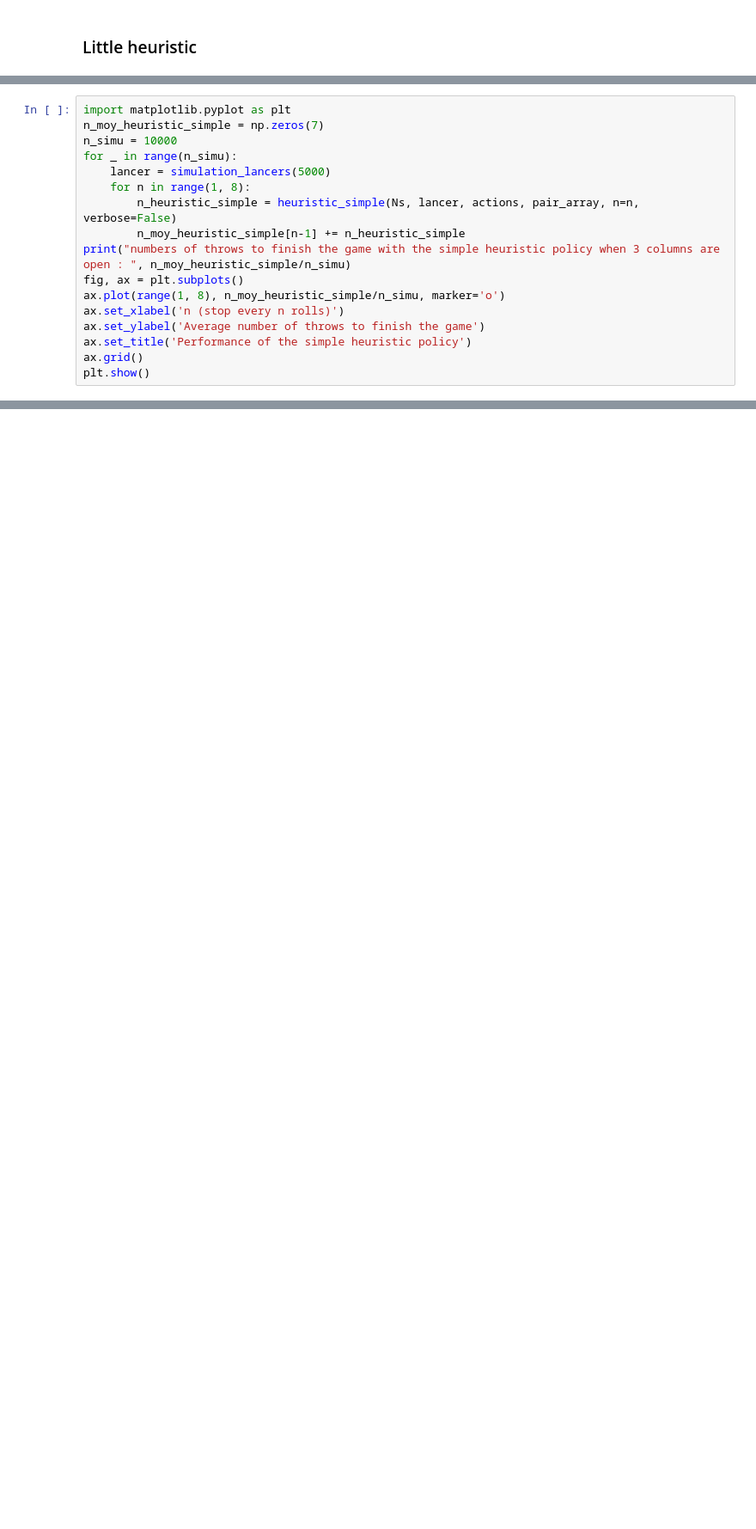
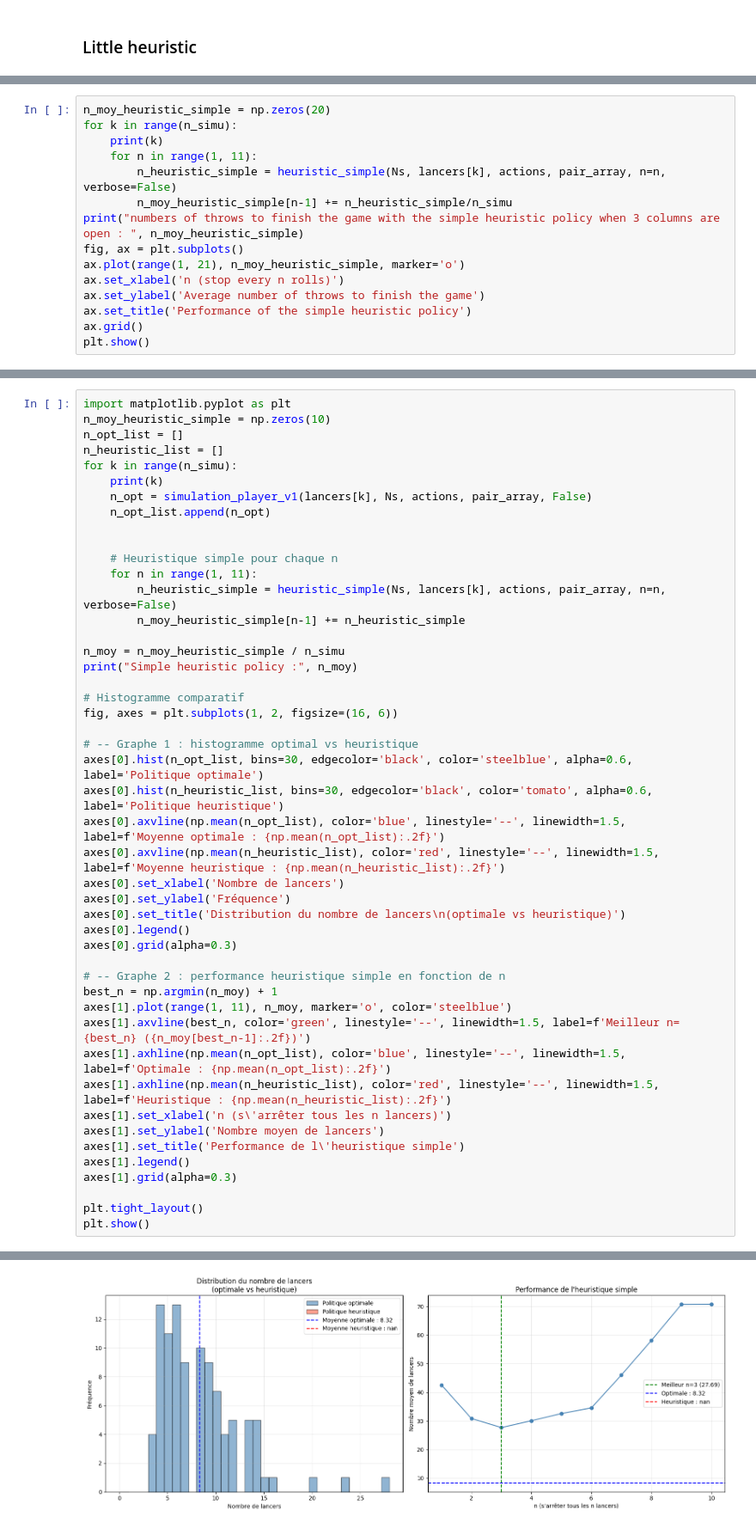
Before and after one commit to CamilleBernardB/Can-t-Stop-projet-IMI, a Jupyter notebook: 3 columns with numba.ipynb, the cells around one changed output, grey strips where cells are left out. Shown at 86% size. Drawn from its saved outputs; the diff is of its cells as text; blank space fills up the shorter version.

```diff
--- a/3 columns with numba.ipynb
+++ b/3 columns with numba.ipynb
@@ -791,16 +827,14 @@ def heuristic_simple(Ns, lancers, actions, pair_array, n = 5, verbose=False):
     return n_round
 # %%
-import matplotlib.pyplot as plt
-n_moy_heuristic_simple = np.zeros(7)
-n_simu = 10000
-for _ in range(n_simu):
-    lancer = simulation_lancers(5000)
-    for n in range(1, 8):
-        n_heuristic_simple = heuristic_simple(Ns, lancer, actions, pair_array, n=n, verbose=False)
-        n_moy_heuristic_simple[n-1] += n_heuristic_simple
-print("numbers of throws to finish the game with the simple heuristic policy when 3 columns are open : ", n_moy_heuristic_simple/n_simu)
+n_moy_heuristic_simple = np.zeros(20)
+for k in range(n_simu):
+    print(k)
+    for n in range(1, 11):
+        n_heuristic_simple = heuristic_simple(Ns, lancers[k], actions, pair_array, n=n, verbose=False)
+        n_moy_heuristic_simple[n-1] += n_heuristic_simple/n_simu
+print("numbers of throws to finish the game with the simple heuristic policy when 3 columns are open : ", n_moy_heuristic_simple)
 fig, ax = plt.subplots()
-ax.plot(range(1, 8), n_moy_heuristic_simple/n_simu, marker='o')
+ax.plot(range(1, 21), n_moy_heuristic_simple, marker='o')
 ax.set_xlabel('n (stop every n rolls)')
 ax.set_ylabel('Average number of throws to finish the game')
 ax.set_title('Performance of the simple heuristic policy')
@@ -811,0 +862,48 @@ numbers of throws to finish the game with the simple heuristic policy when 3 col
+# %%
+import matplotlib.pyplot as plt
+n_moy_heuristic_simple = np.zeros(10)
+n_opt_list = []
+n_heuristic_list = []
+for k in range(n_simu):
+    print(k)
+    n_opt = simulation_player_v1(lancers[k], Ns, actions, pair_array, False)
+    n_opt_list.append(n_opt)
+
+
+    # Heuristique simple pour chaque n
+    for n in range(1, 11):
+        n_heuristic_simple = heuristic_simple(Ns, lancers[k], actions, pair_array, n=n, verbose=False)
+        n_moy_heuristic_simple[n-1] += n_heuristic_simple
+
+n_moy = n_moy_heuristic_simple / n_simu
+print("Simple heuristic policy :", n_moy)
+
+# Histogramme comparatif
+fig, axes = plt.subplots(1, 2, figsize=(16, 6))
+
+# -- Graphe 1 : histogramme optimal vs heuristique
+axes[0].hist(n_opt_list, bins=30, edgecolor='black', color='steelblue', alpha=0.6, label='Politique optimale')
+axes[0].hist(n_heuristic_list, bins=30, edgecolor='black', color='tomato', alpha=0.6, label='Politique heuristique')
+axes[0].axvline(np.mean(n_opt_list), color='blue', linestyle='--', linewidth=1.5, label=f'Moyenne optimale : {np.mean(n_opt_list):.2f}')
+axes[0].axvline(np.mean(n_heuristic_list), color='red', linestyle='--', linewidth=1.5, label=f'Moyenne heuristique : {np.mean(n_heuristic_list):.2f}')
+axes[0].set_xlabel('Nombre de lancers')
+axes[0].set_ylabel('Fréquence')
+axes[0].set_title('Distribution du nombre de lancers\n(optimale vs heuristique)')
+axes[0].legend()
+axes[0].grid(alpha=0.3)
+
+# -- Graphe 2 : performance heuristique simple en fonction de n
+best_n = np.argmin(n_moy) + 1
+axes[1].plot(range(1, 11), n_moy, marker='o', color='steelblue')
+axes[1].axvline(best_n, color='green', linestyle='--', linewidth=1.5, label=f'Meilleur n={best_n} ({n_moy[best_n-1]:.2f})')
+axes[1].axhline(np.mean(n_opt_list), color='blue', linestyle='--', linewidth=1.5, label=f'Optimale : {np.mean(n_opt_list):.2f}')
+axes[1].axhline(np.mean(n_heuristic_list), color='red', linestyle='--', linewidth=1.5, label=f'Heuristique : {np.mean(n_heuristic_list):.2f}')
+axes[1].set_xlabel('n (s\'arrêter tous les n lancers)')
+axes[1].set_ylabel('Nombre moyen de lancers')
+axes[1].set_title('Performance de l\'heuristique simple')
+axes[1].legend()
+axes[1].grid(alpha=0.3)
+
+plt.tight_layout()
+plt.show()
+# %% [output]
@@ -811,0 +927 @@ numbers of throws to finish the game with the simple heuristic policy when 3 col
+[figure, added]
```
Also changed, not shown: parts of 11 cells of this notebook.
